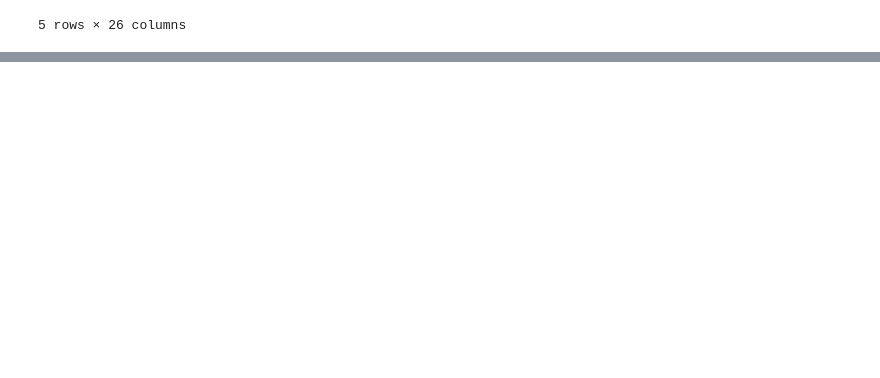
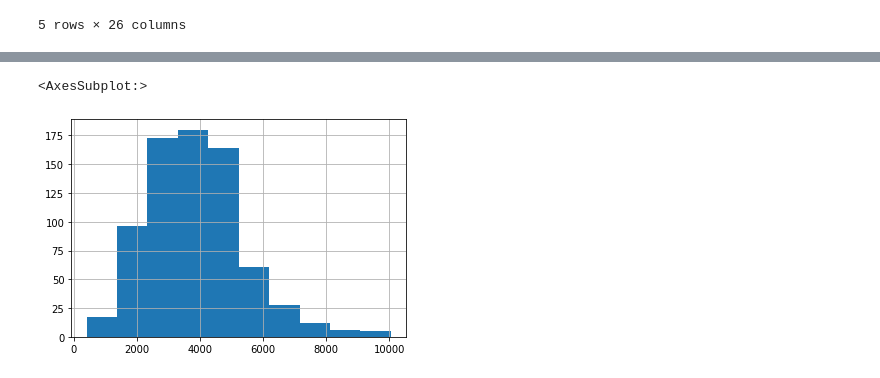
Before and after one commit to annycmg/Salary_Project, a Jupyter notebook: Packages/eda.ipynb, the cells around one changed output, grey strips where cells are left out. Cells and saved outputs as stored; diff of their text form; code cells hidden in the pictures; blank space fills up the shorter version.

```diff
--- a/Packages/eda.ipynb
+++ b/Packages/eda.ipynb
@@ -76,0 +71,5 @@ Name: min_salary, Length: 742, dtype: int64
+# %%
+df.description_len.hist()
+# %% [output]
+<AxesSubplot:>
+[figure, added]
```
Also changed, not shown: parts of 13 cells of this notebook.
